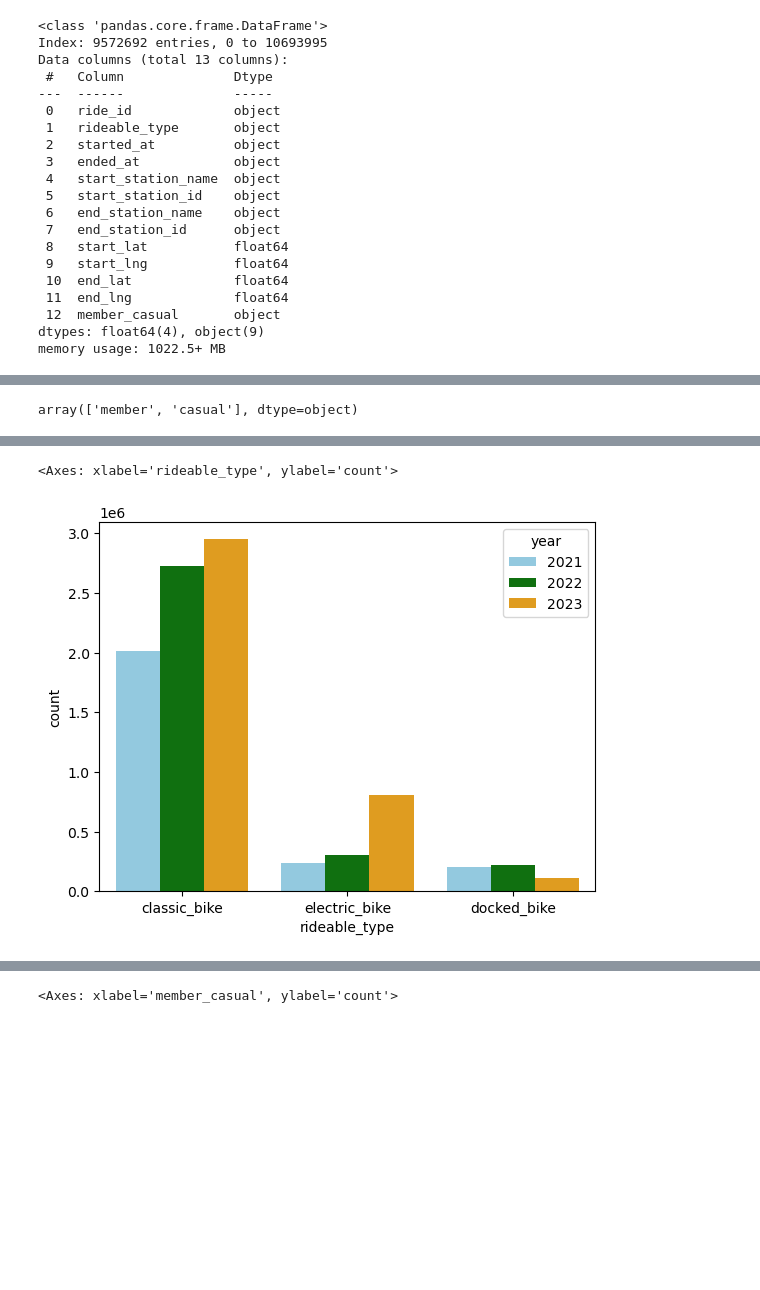
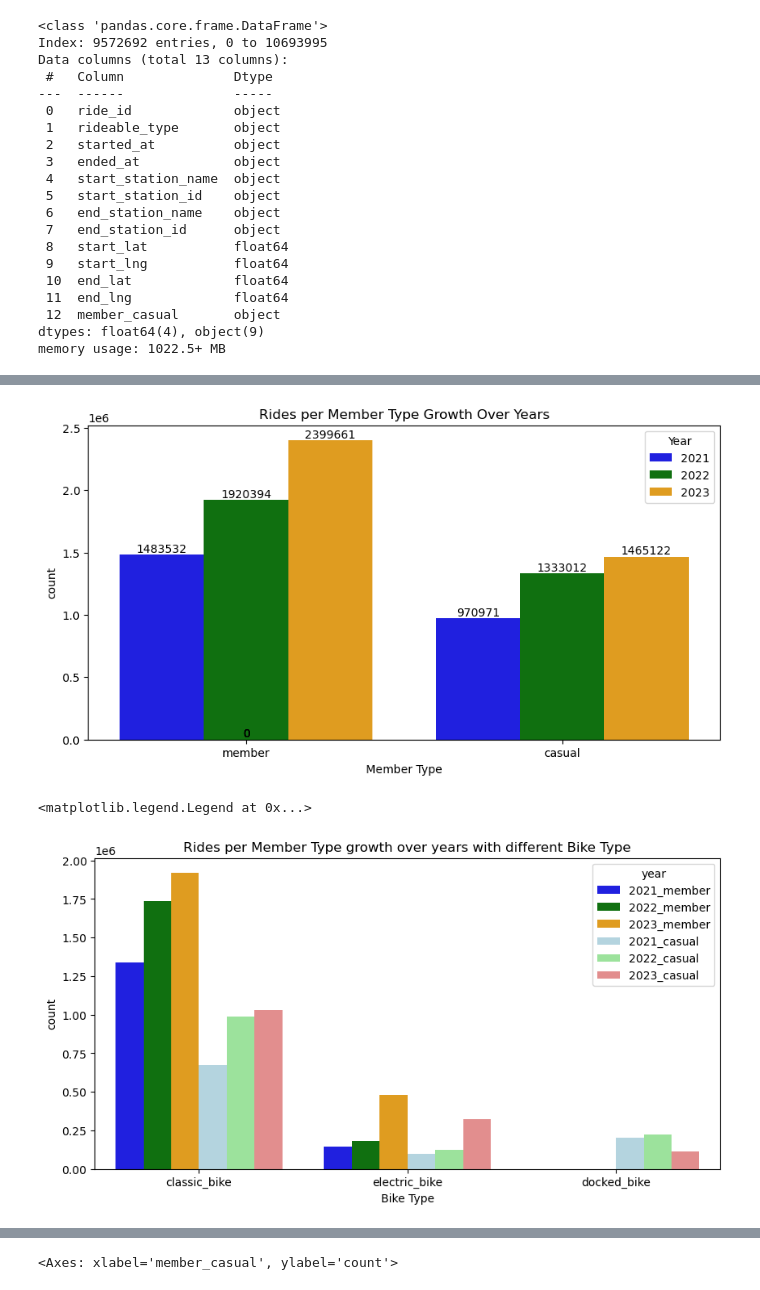
Before and after one commit to Karan9603/Data-Science-Projects, a Jupyter notebook: Project_3_Bike_Project/EDA_main.ipynb, the cells around one changed output, grey strips where cells are left out. Drawn from its saved outputs; the diff is of its cells as text; code cells hidden in the pictures; blank space fills up the shorter version.

```diff
--- a/Project_3_Bike_Project/EDA_main.ipynb
+++ b/Project_3_Bike_Project/EDA_main.ipynb
@@ -110,3 +110,8 @@ F_data.head()
 | 6 | 0535306B61EF92F9 | classic_bike | 2021-01-01 00:19:06 | 2021-01-01 00:36:28 | Bladensburg Rd & Benning Rd NE | 31617.0 | Good Hope Rd & MLK Ave SE | ... |
 # %%
 F_data['year'] = F_data['started_at'].dt.year
+# %%
+F_data['month']=F_data['started_at'].dt.month
+# %%
+# for graph combine two col.
+F_data['year_member'] = F_data['year'].astype(str) + "_" + F_data['member_casual']
@@ -133,7 +175,3 @@ memory usage: 1.1+ GB
-# %%
-F_data['member_casual'].unique()
-# %% [output]
-array(['member', 'casual'], dtype=object)
 # %%
 F_data.head()
 # %% [output]
@@ -143,9 +181,53 @@ F_data.head()
 | 3 | 91F95E512CABC46A | classic_bike | 2021-01-01 00:15:45 | 2021-01-01 00:21:20 | Wilson Blvd. & N. Vermont St. | 31926.0 | Wilson Blvd. & N. Vermont St. | ... |
 | 4 | DA46A05139C0EA2F | classic_bike | 2021-01-01 00:17:46 | 2021-01-01 00:21:00 | 11th & Park Rd NW | 31651.0 | 14th & Newton St NW | ... |
 | 6 | 0535306B61EF92F9 | classic_bike | 2021-01-01 00:19:06 | 2021-01-01 00:36:28 | Bladensburg Rd & Benning Rd NE | 31617.0 | Good Hope Rd & MLK Ave SE | ... |
-# %%
-Palette = {2021: 'skyblue', 2022: 'green', 2023: 'orange'}
-sns.countplot(data=F_data,x='rideable_type',hue='year', palette=Palette)
-# %% [output]
-<Axes: xlabel='rideable_type', ylabel='count'>
-[figure, removed]
+# %%
+
+# Create the countplot
+plt.figure(figsize=(10, 5))
+plt.title('Rides per Member Type Growth Over Years')
+
+# Set the color palette
+Palette = {2021: 'blue', 2022: 'green', 2023: 'orange'}
+
+# Create the countplot
+ax = sns.countplot(data=F_data, x='member_casual', hue='year', palette=Palette)
+
+# Annotate the count values (y-axis numbers) on top of the bars
+for p in ax.patches:
+    # Get the height of each bar (this is the count)
+    height = p.get_height()
+
+    # Get the x position of the bar (center of the bar)
+    x_position = p.get_x() + p.get_width() / 2
+
+    # Place the count value above the bar
+    ax.text(x_position, height + 0.05, f'{int(height)}', ha='center', va='bottom')
+
+plt.xlabel('Member Type')
+plt.legend(title='Year', loc='upper right')
+plt.show()
+# %% [output]
+[figure, added]
+# %%
+#Order = ['2021_member', '2021_casual','2022_member', '2022_casual','2023_member', '2023_casual']
+Order = ['2021_member','2022_member','2023_member','2021_casual', '2022_casual', '2023_casual']
+F_data['year_member'] = pd.Categorical(F_data['year_member'], categories=Order, ordered=True)
+plt.figure(figsize=(10,5))
+plt.title ('Rides per Member Type growth over years with different Bike Type')
+#Palette = {2021: 'skyblue', 2022: 'green', 2023: 'orange'}
+Palette = {
+    '2021_member': 'blue',
+    '2021_casual': 'lightblue',
+    '2022_member': 'green',
+    '2022_casual': 'lightgreen',
+    '2023_member': 'orange',
+    '2023_casual': 'lightcoral'
+}
+#Order = ['2021_member', '2021_casual','2022_member', '2022_casual','2023_member', '2023_casual']
+sns.countplot(data=F_data,x='rideable_type',hue='year_member', palette=Palette)
+plt.xlabel ('Bike Type')
+plt.legend(title='year', loc='upper right')
+# %% [output]
+<matplotlib.legend.Legend at 0x...>
+[figure, added]
```
Also changed, not shown: parts of 12 cells of this notebook, 1 other file.
